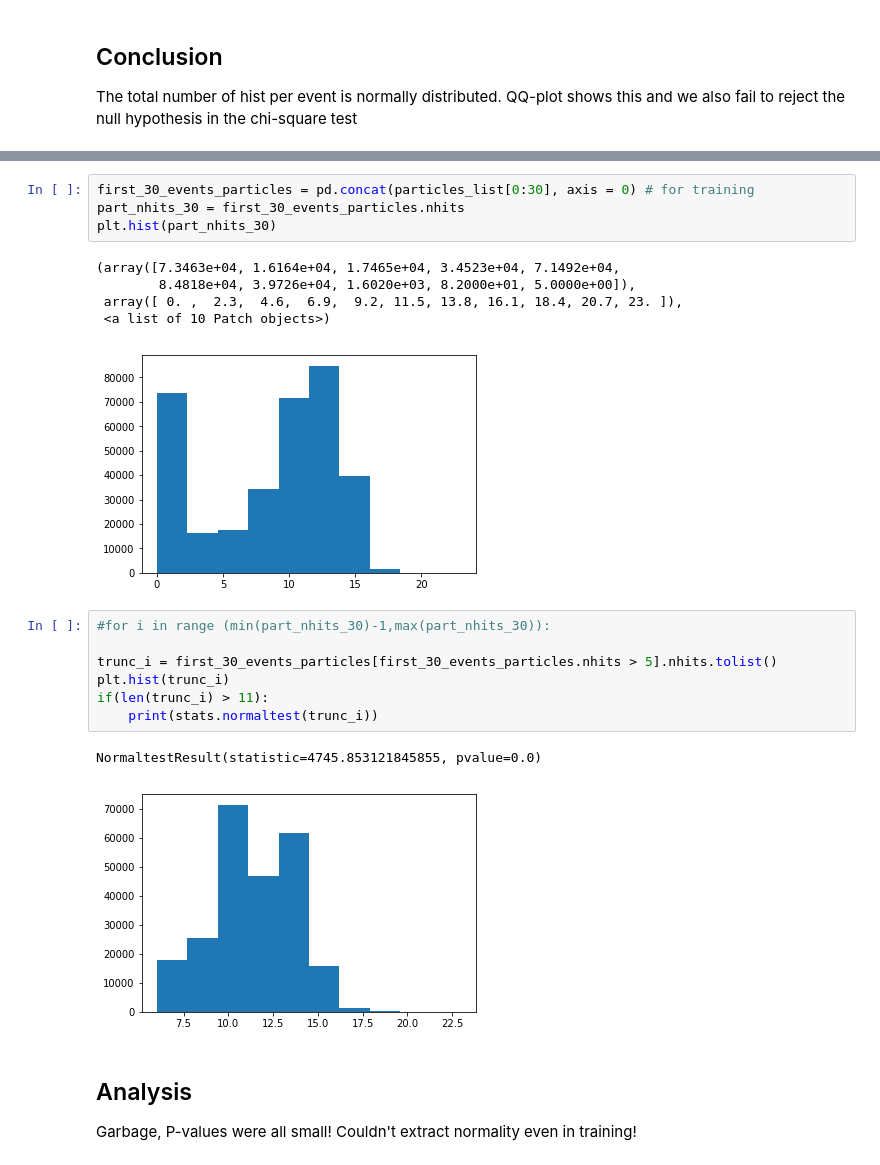
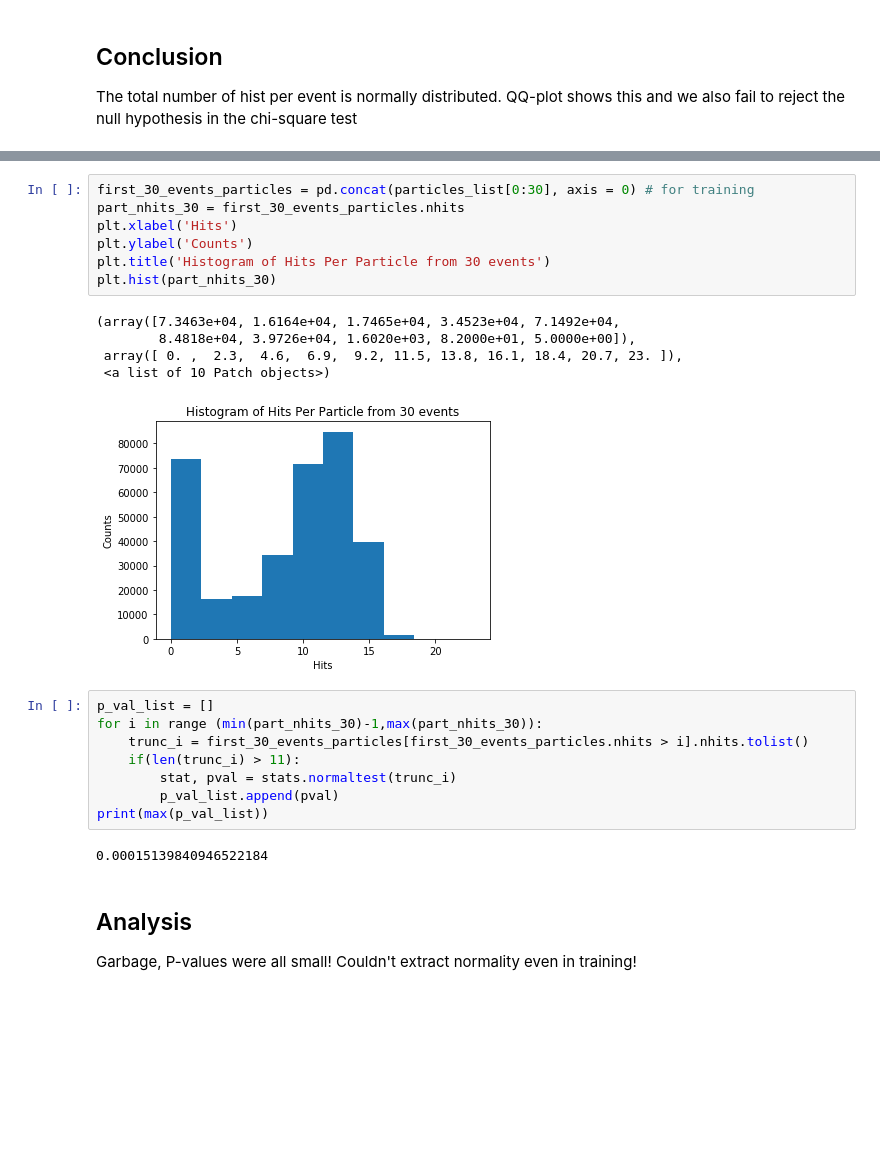
Before and after one commit to sqrider/MATH189_FINAL_PROJ, a Jupyter notebook: Joseph Notebook.ipynb, the cells around one changed output, grey strips where cells are left out. Cells and saved outputs as stored; diff of their text form; blank space fills up the shorter version.

```diff
--- a/Joseph Notebook.ipynb
+++ b/Joseph Notebook.ipynb
@@ -190,23 +212,26 @@ QQ-plot shows this and we also fail to reject the null hypothesis in the chi-squ
 # %%
 first_30_events_particles = pd.concat(particles_list[0:30], axis = 0) # for training
 part_nhits_30 = first_30_events_particles.nhits
+plt.xlabel('Hits')
+plt.ylabel('Counts')
+plt.title('Histogram of Hits Per Particle from 30 events')
 plt.hist(part_nhits_30)
 # %% [output]
 (array([7.3463e+04, 1.6164e+04, 1.7465e+04, 3.4523e+04, 7.1492e+04,
         8.4818e+04, 3.9726e+04, 1.6020e+03, 8.2000e+01, 5.0000e+00]),
  array([ 0. ,  2.3,  4.6,  6.9,  9.2, 11.5, 13.8, 16.1, 18.4, 20.7, 23. ]),
  <a list of 10 Patch objects>)
-[figure, old version]
+[figure, new version]
 # %%
-#for i in range (min(part_nhits_30)-1,max(part_nhits_30)):
-
-trunc_i = first_30_events_particles[first_30_events_particles.nhits > 5].nhits.tolist()
-plt.hist(trunc_i)
-if(len(trunc_i) > 11):
-    print(stats.normaltest(trunc_i))
+p_val_list = []
+for i in range (min(part_nhits_30)-1,max(part_nhits_30)):
+    trunc_i = first_30_events_particles[first_30_events_particles.nhits > i].nhits.tolist()
+    if(len(trunc_i) > 11):
+        stat, pval = stats.normaltest(trunc_i)
+        p_val_list.append(pval)
+print(max(p_val_list))
 # %% [output]
-NormaltestResult(statistic=4745.853121845855, pvalue=0.0)
+0.00015139840946522184
-[figure, removed]
 # %% [markdown]
 ## Analysis
 
```
Also changed, not shown: parts of 26 cells of this notebook.
